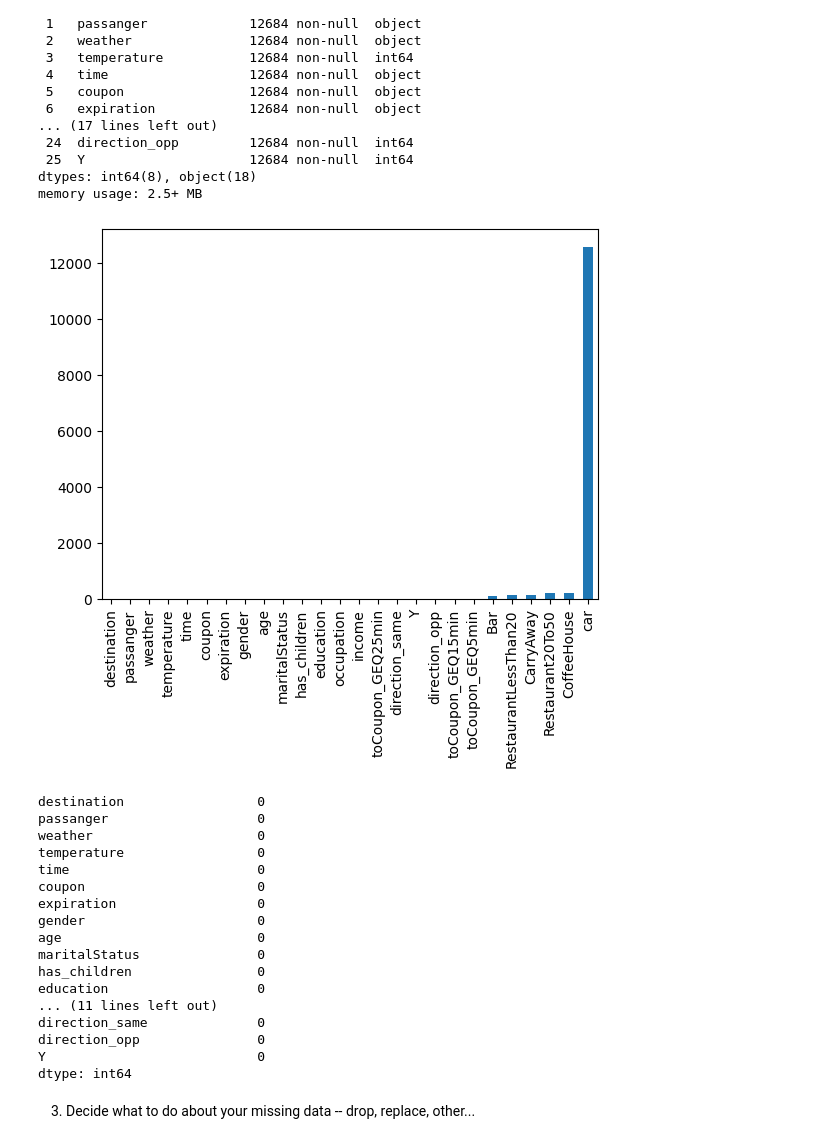
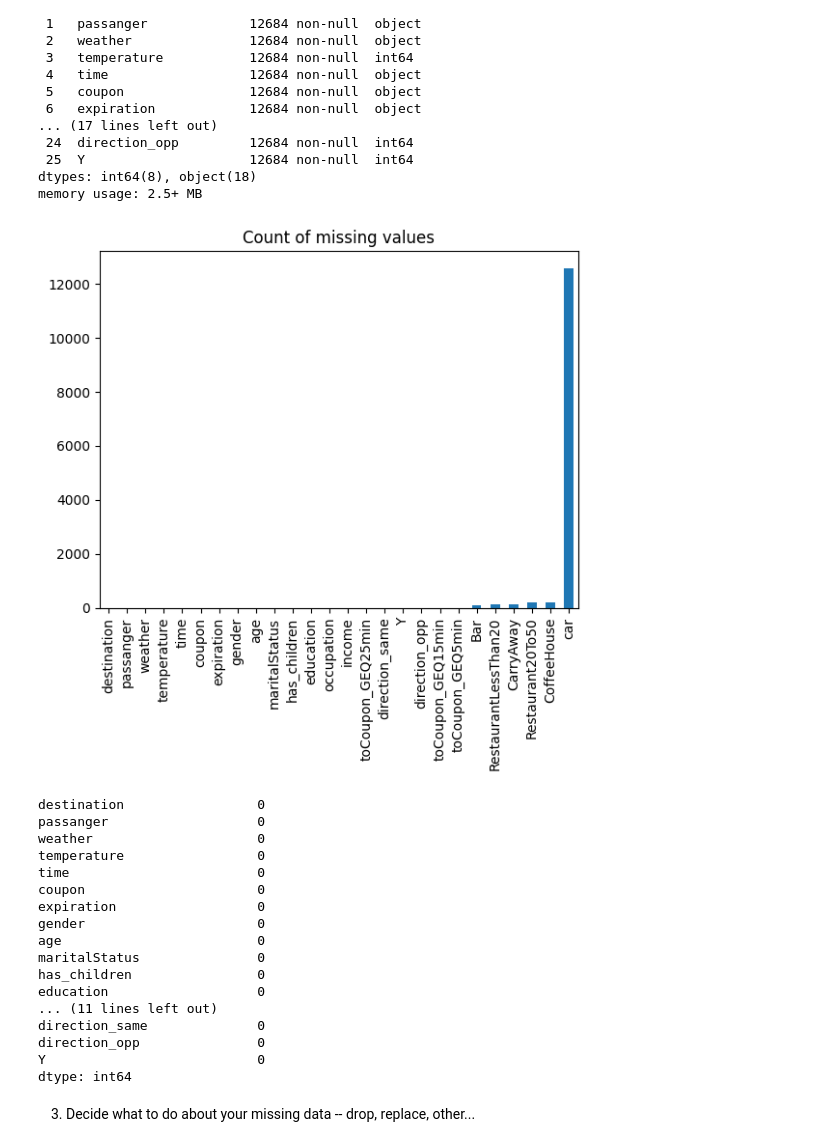
Before and after one commit to Crazy4Cats/UCBerkeley-ML-and-AI-Cert-RequiredAssignment-5.1, a Jupyter notebook: prompt.ipynb, the cells around one changed output. Saved outputs shown, nothing was run; the diff lists cells and outputs as text; code cells hidden in the pictures.

Commit message:
Adding corrections to titles

```diff
--- a/prompt.ipynb
+++ b/prompt.ipynb
@@ -104,15 +104,16 @@ memory usage: 2.5+ MB
 # %%
 # Checking for null values
 data.isnull().sum().sort_values().plot(kind = 'bar')
 plt.savefig('images/data_missing_values_count_plot.png')
+plt.title("Count of missing values")
 plt.show()
 data.isnull().sum()
 # Notably there are a lot of missing values for Car, and few other missing values for
 # Bar, RestaurantLessThan20, CarryAway, Restaurant20To50 and CoffeeHouse.
 
 # Let's explore these columns with missing values
 # %% [output]
-[figure, old version]
+[figure, new version]
 destination                 0
 passanger                   0
 weather                     0
```
